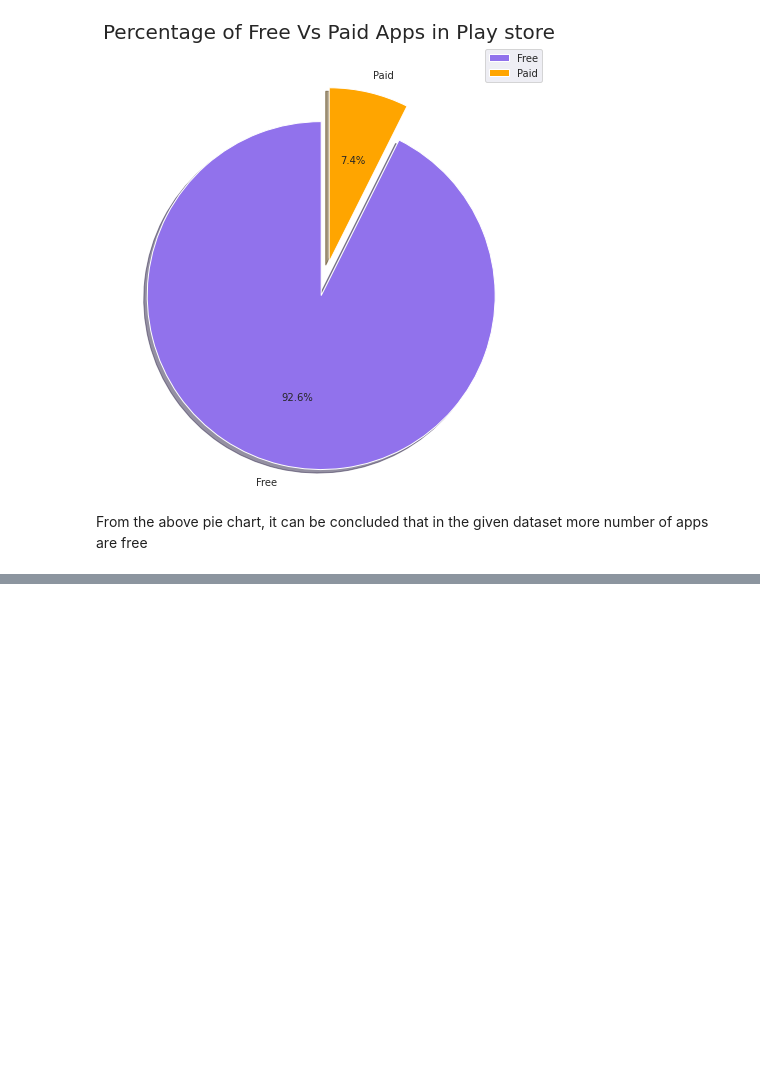
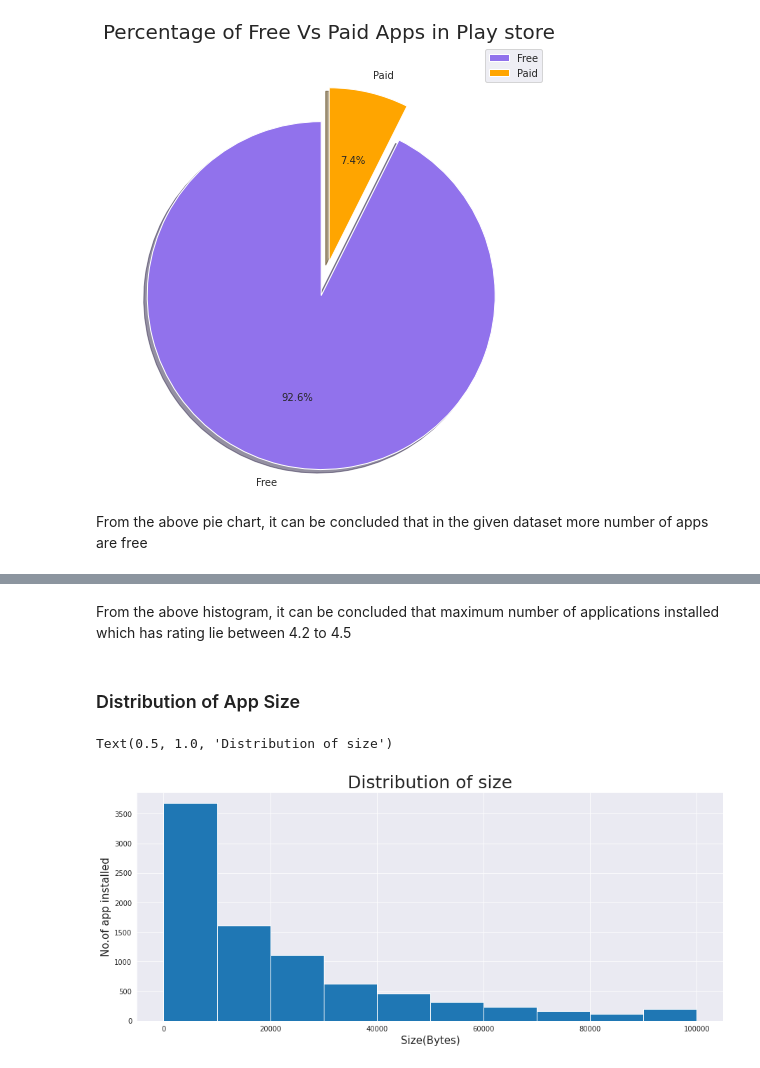
Before and after one commit to victorious07/Play-Store-App-Review-Analysis, a Jupyter notebook: Play_Store_App_Review_Analysis_Capstone_Project.ipynb, the cells around one changed output, grey strips where cells are left out. Drawn from its saved outputs; the diff is of its cells as text; code cells hidden in the pictures; blank space fills up the shorter version.

```diff
--- a/Play_Store_App_Review_Analysis_Capstone_Project.ipynb
+++ b/Play_Store_App_Review_Analysis_Capstone_Project.ipynb
@@ -634,0 +689,13 @@ From the above pie chart, it can be concluded that in the given dataset more num
+# %% [markdown]
+From the above histogram, it can be concluded that maximum number of applications installed which has rating lie between 4.2 to 4.5
+# %% [markdown]
+### Distribution of App Size
+# %%
+#visualization
+plt.hist(play_store_app['Size'])
+plt.xlabel("Size(Bytes)",fontsize=15)
+plt.ylabel("No.of app installed",fontsize=15)
+plt.title('Distribution of size',size = 25)
+# %% [output]
+Text(0.5, 1.0, 'Distribution of size')
+[figure, added]
```
Also changed, not shown: parts of 15 cells of this notebook.
